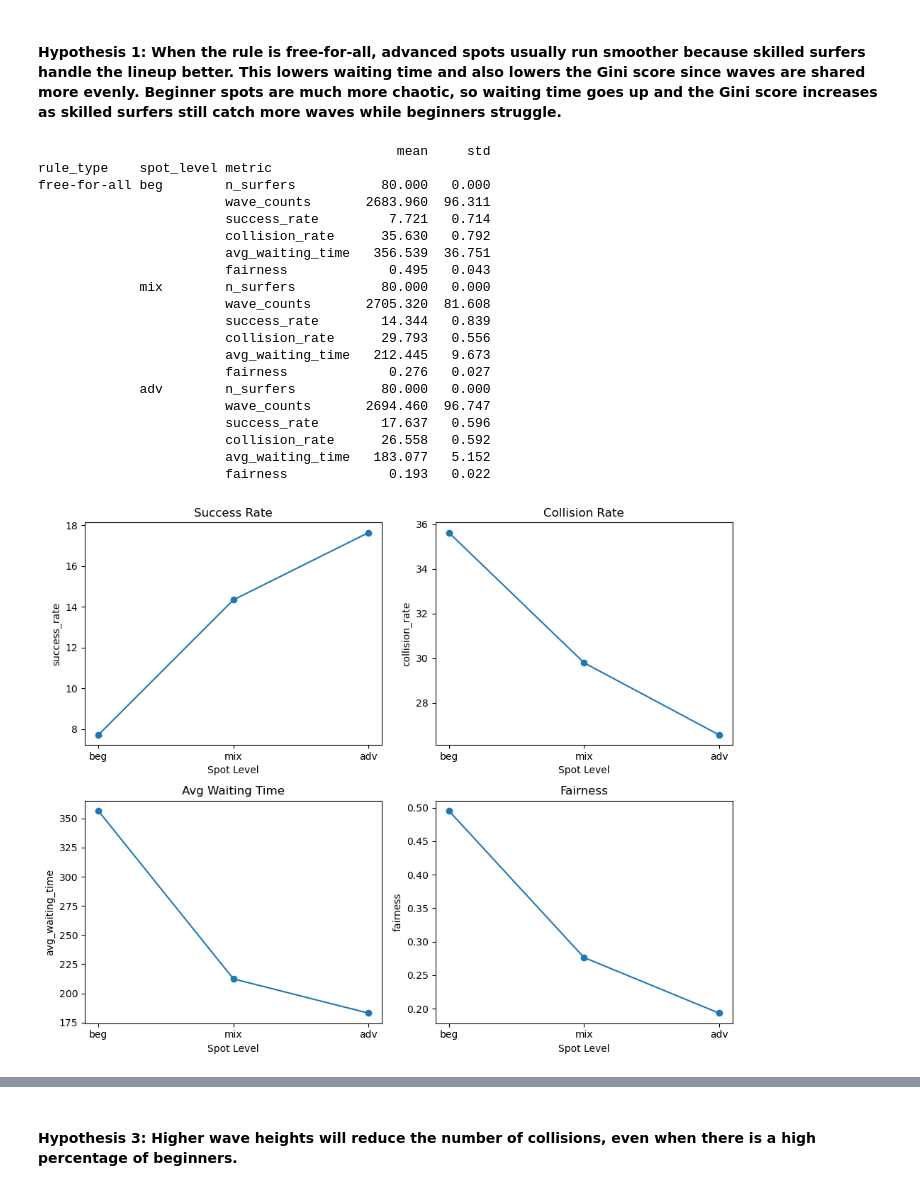
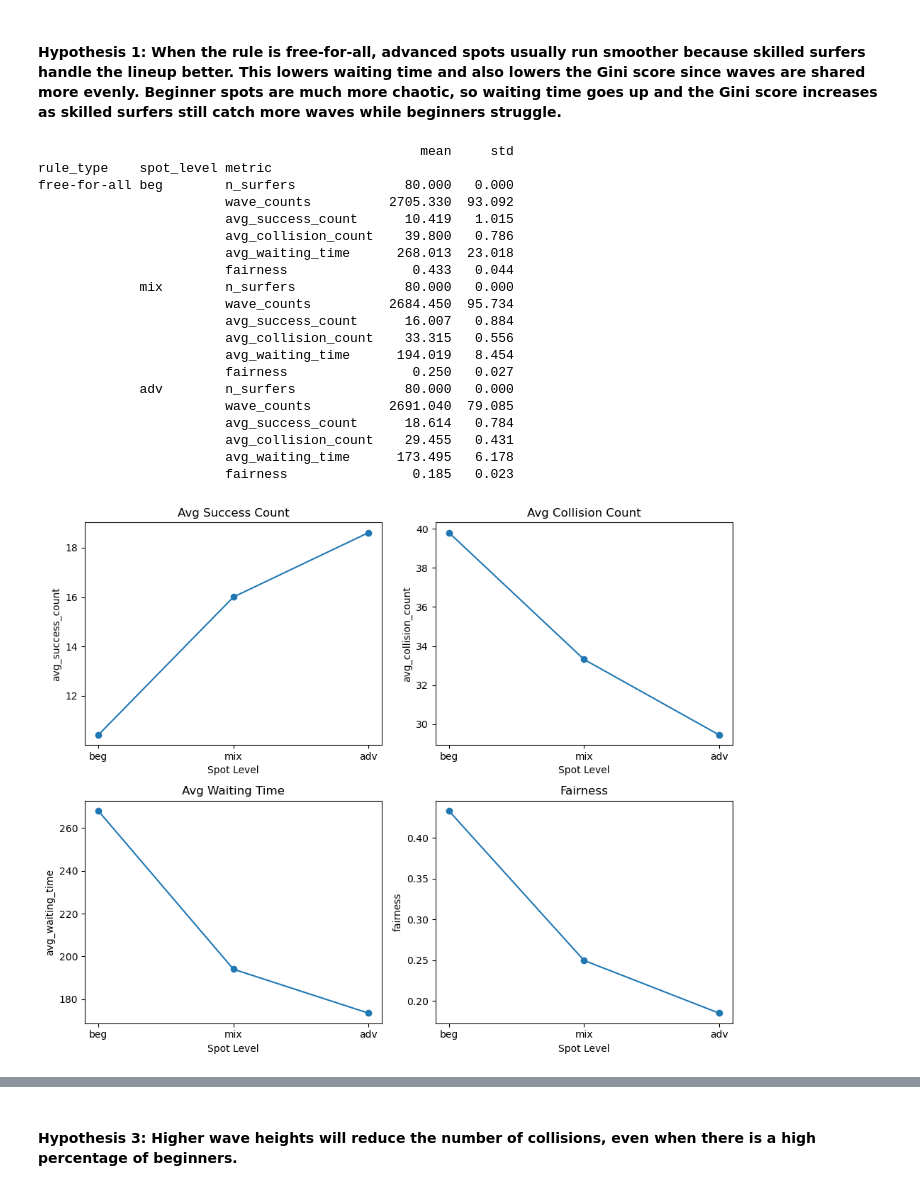
Before and after one commit to AnniecTW/597_Final_Project, a Jupyter notebook: MC_Sim.ipynb, the cells around one changed output, grey strips where cells are left out. Drawn from its saved outputs; the diff is of its cells as text; code cells hidden in the pictures.

```diff
--- a/MC_Sim.ipynb
+++ b/MC_Sim.ipynb
@@ -16,5 +17,8 @@ def summarize(res):
 # %%
 def summary_table(mean, std, label_name="condition"):
+    """
+    Construct a DataFrame from mean and standard deviation dictionares.
+    """
 
     rows = []
 
@@ -41,7 +45,7 @@ def summary_table(mean, std, label_name="condition"):
     return pd.DataFrame(rows)
 # %%
 def run_many(
-        number_of_runs=50,
+        number_of_runs=100,
         mode=None,
         spot_level=None,
         rule_type=None,
@@ -52,7 +56,7 @@ def run_many(
         duration=None,
 ):
     """
-    Run multiple simulations and return (mean, std) of the results
+    Run multiple simulations and gather statistical data.
     """
     if mode is None:
         mode=EXPR_CONF["mode"]
@@ -81,8 +85,8 @@ def run_many(
         res_metrics = {
             "n_surfers": res["n_surfers"],
             "wave_counts": res["wave_counts"],
-            "success_rate": res["success_rate"],
-            "collision_rate": res["collision_rate"],
+            "avg_success_count": res["avg_success_count"],
+            "avg_collision_count": res["avg_collision_count"],
             "avg_waiting_time": res["avg_waiting_time"],
             "fairness": res["fairness"]
         }
@@ -263,0 +227,2 @@ These suggest that the system behaves stably over long runs.
+# %%
+data, mean, std = run_many(num_surfer=80)
@@ -280,9 +299,9 @@ mix_conf["lambda_set"] = fixed_lambda
 adv_conf["lambda_set"] = fixed_lambda
 
 # Run for three different spot levels
-mean_beg, std_beg = run_many(num_surfer=80, spot_conf = beg_conf, spot_level="beginner")
-mean_mix, std_mix = run_many(num_surfer=80, spot_conf = mix_conf, spot_level="mixed")
-mean_adv, std_adv = run_many(num_surfer=80, spot_conf = adv_conf, spot_level="advanced")
+_, mean_beg, std_beg = run_many(num_surfer=80, spot_conf = beg_conf, spot_level="beginner")
+_, mean_mix, std_mix = run_many(num_surfer=80, spot_conf = mix_conf, spot_level="mixed")
+_, mean_adv, std_adv = run_many(num_surfer=80, spot_conf = adv_conf, spot_level="advanced")
 
 mean = {
     "beg_mean": mean_beg,
@@ -301,50 +320,46 @@ df_level["rule_type"] = "free-for-all"
 df_level = df_level.set_index(["rule_type", "spot_level", "metric"])
 print(df_level.round(3))
 # %% [output]
-                                              mean     std
+                                                 mean     std
 rule_type    spot_level metric
-free-for-all beg        n_surfers           80.000   0.000
-                        wave_counts       2683.960  96.311
-                        success_rate         7.721   0.714
-                        collision_rate      35.630   0.792
-                        avg_waiting_time   356.539  36.751
-                        fairness             0.495   0.043
-             mix        n_surfers           80.000   0.000
-                        wave_counts       2705.320  81.608
-                        success_rate        14.344   0.839
-                        collision_rate      29.793   0.556
-                        avg_waiting_time   212.445   9.673
-                        fairness             0.276   0.027
-             adv        n_surfers           80.000   0.000
-                        wave_counts       2694.460  96.747
-                        success_rate        17.637   0.596
-                        collision_rate      26.558   0.592
-                        avg_waiting_time   183.077   5.152
-                        fairness             0.193   0.022
+free-for-all beg        n_surfers              80.000   0.000
+                        wave_counts          2705.330  93.092
+                        avg_success_count      10.419   1.015
+                        avg_collision_count    39.800   0.786
+                        avg_waiting_time      268.013  23.018
+                        fairness                0.433   0.044
+             mix        n_surfers              80.000   0.000
+                        wave_counts          2684.450  95.734
+                        avg_success_count      16.007   0.884
+                        avg_collision_count    33.315   0.556
+                        avg_waiting_time      194.019   8.454
+                        fairness                0.250   0.027
+             adv        n_surfers              80.000   0.000
+                        wave_counts          2691.040  79.085
+                        avg_success_count      18.614   0.784
+                        avg_collision_count    29.455   0.431
+                        avg_waiting_time      173.495   6.178
+                        fairness                0.185   0.023
 # %%
-# AI matplotlib assistance
-
-import matplotlib.pyplot as plt
-
-metrics = ["success_rate", "collision_rate", "avg_waiting_time", "fairness"]
+metrics = ["avg_success_count", "avg_collision_count", "avg_waiting_time", "fairness"]
 spot_levels = ["beg", "mix", "adv"]
 
 fig, axes = plt.subplots(2, 2, figsize=(10, 8))
 axes = axes.flatten()
 
 for idx, metric in enumerate(metrics):
     ax = axes[idx]
 
     values = []
     for spot in spot_levels:
         values.append(df_level.loc[("free-for-all", spot, metric), "mean"])
 
     ax.plot(spot_levels, values, marker='o')
     ax.set_title(metric.replace("_", " ").title())
     ax.set_xlabel("Spot Level")
     ax.set_ylabel(metric)
 
 plt.tight_layout()
 plt.show()
 # %% [output]
-[figure, old version]
+[figure, new version]
```
Also changed, not shown: parts of 46 cells of this notebook, 2 other files.
